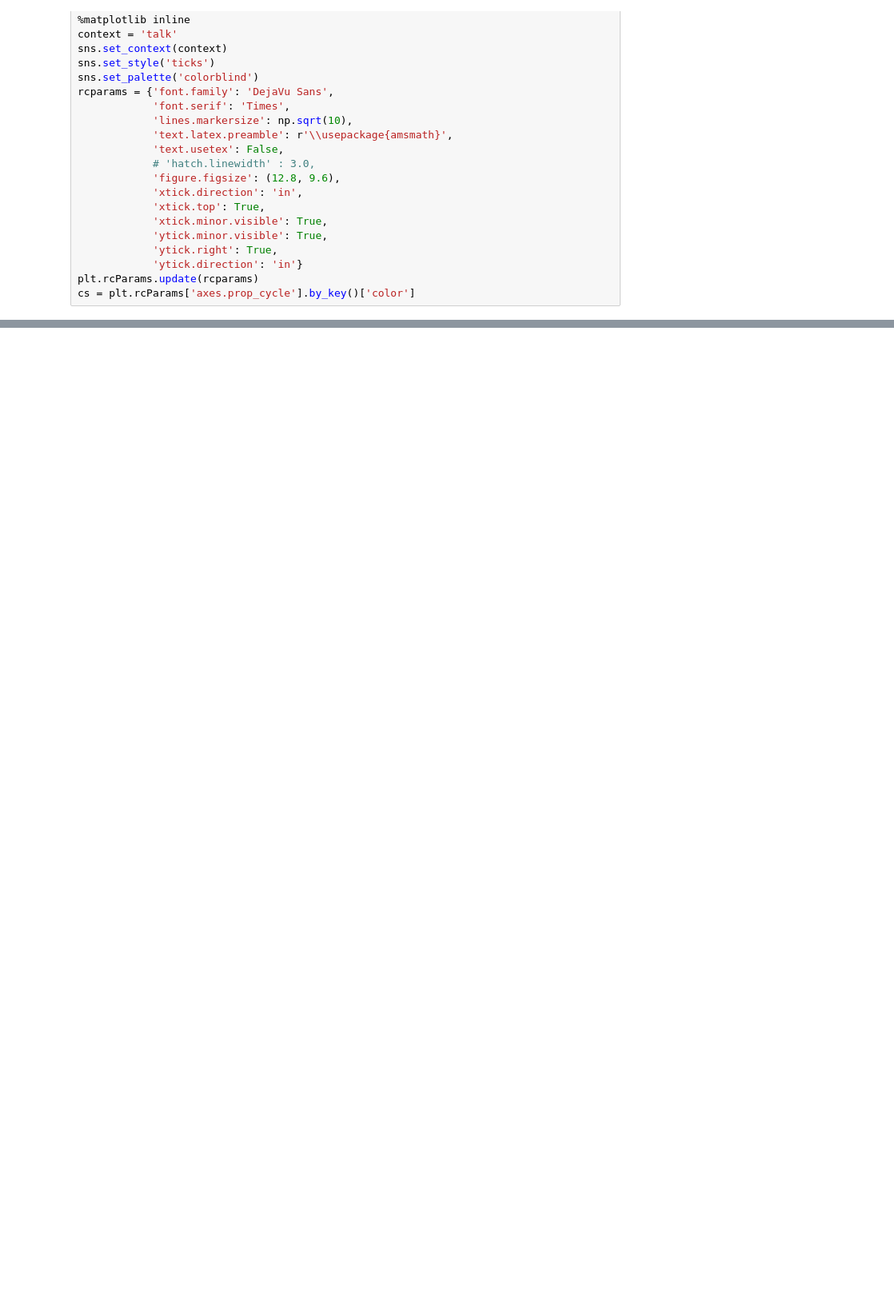
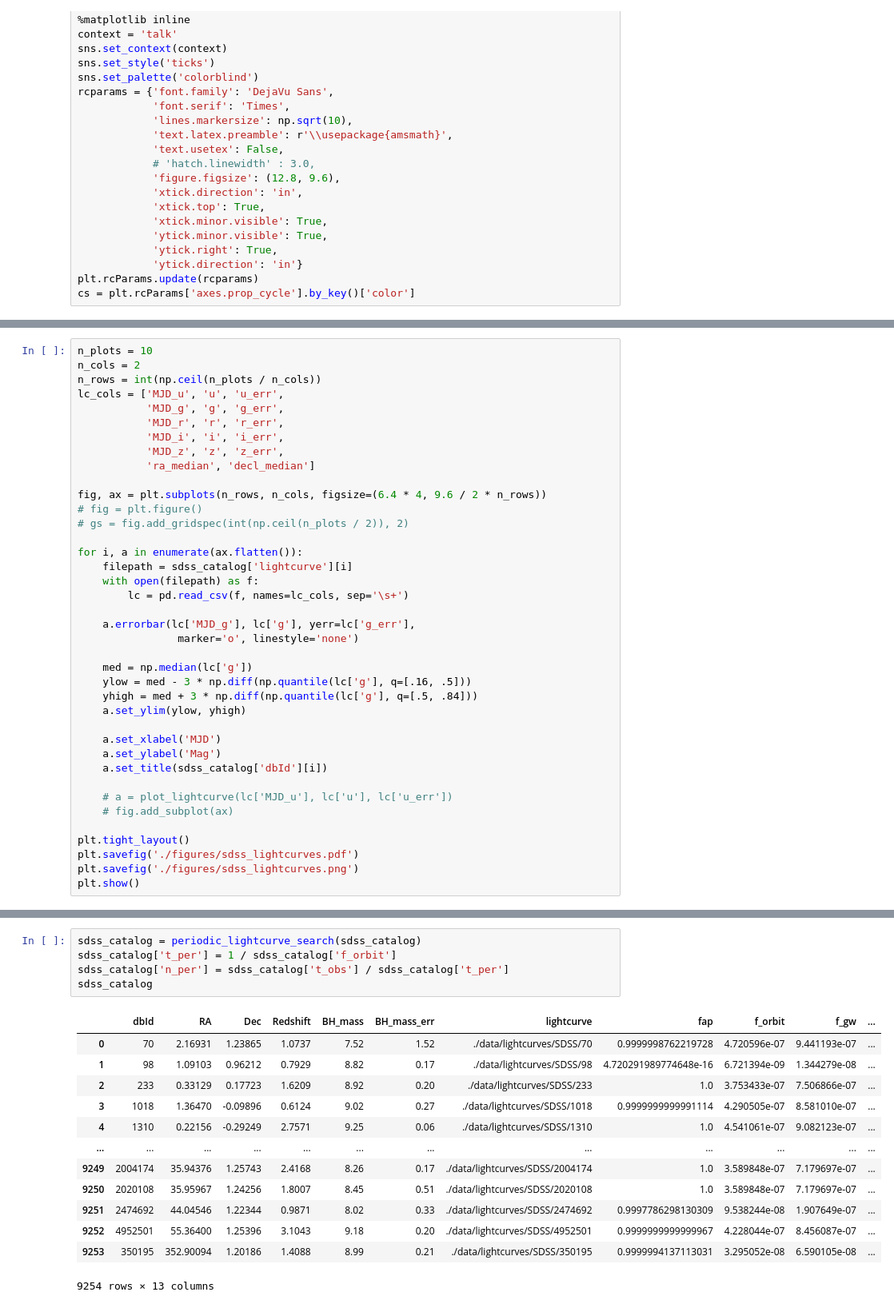
Before and after one commit to jacaseyclyde/gw-school-2022-materials, a Jupyter notebook: project_4/project_4.ipynb, the cells around one changed output, grey strips where cells are left out. Shown at 80% size. Cells and saved outputs as stored; diff of their text form; blank space fills up the shorter version.

```diff
--- a/project_4/project_4.ipynb
+++ b/project_4/project_4.ipynb
@@ -61,0 +188,39 @@ cs = plt.rcParams['axes.prop_cycle'].by_key()['color']
+# %%
+n_plots = 10
+n_cols = 2
+n_rows = int(np.ceil(n_plots / n_cols))
+lc_cols = ['MJD_u', 'u', 'u_err',
+           'MJD_g', 'g', 'g_err',
+           'MJD_r', 'r', 'r_err',
+           'MJD_i', 'i', 'i_err',
+           'MJD_z', 'z', 'z_err',
+           'ra_median', 'decl_median']
+
+fig, ax = plt.subplots(n_rows, n_cols, figsize=(6.4 * 4, 9.6 / 2 * n_rows))
+# fig = plt.figure()
+# gs = fig.add_gridspec(int(np.ceil(n_plots / 2)), 2)
+
+for i, a in enumerate(ax.flatten()):
+    filepath = sdss_catalog['lightcurve'][i]
+    with open(filepath) as f:
+        lc = pd.read_csv(f, names=lc_cols, sep='\s+')
+
+    a.errorbar(lc['MJD_g'], lc['g'], yerr=lc['g_err'],
+                marker='o', linestyle='none')
+
+    med = np.median(lc['g'])
+    ylow = med - 3 * np.diff(np.quantile(lc['g'], q=[.16, .5]))
+    yhigh = med + 3 * np.diff(np.quantile(lc['g'], q=[.5, .84]))
+    a.set_ylim(ylow, yhigh)
+
+    a.set_xlabel('MJD')
+    a.set_ylabel('Mag')
+    a.set_title(sdss_catalog['dbId'][i])
+
+    # a = plot_lightcurve(lc['MJD_u'], lc['u'], lc['u_err'])
+    # fig.add_subplot(ax)
+
+plt.tight_layout()
+plt.savefig('./figures/sdss_lightcurves.pdf')
+plt.savefig('./figures/sdss_lightcurves.png')
+plt.show()
@@ -61,0 +376,19 @@ cs = plt.rcParams['axes.prop_cycle'].by_key()['color']
+# %%
+sdss_catalog = periodic_lightcurve_search(sdss_catalog)
+sdss_catalog['t_per'] = 1 / sdss_catalog['f_orbit']
+sdss_catalog['n_per'] = sdss_catalog['t_obs'] / sdss_catalog['t_per']
+sdss_catalog
+# %% [output]
+|  | dbId | RA | Dec | Redshift | BH_mass | BH_mass_err | lightcurve | fap | f_orbit | f_gw | ... |
+| 0 | 70 | 2.16931 | 1.23865 | 1.0737 | 7.52 | 1.52 | ./data/lightcurves/SDSS/70 | 0.9999998762219728 | 4.720596e-07 | 9.441193e-07 | ... |
+| 1 | 98 | 1.09103 | 0.96212 | 0.7929 | 8.82 | 0.17 | ./data/lightcurves/SDSS/98 | 4.720291989774648e-16 | 6.721394e-09 | 1.344279e-08 | ... |
+| 2 | 233 | 0.33129 | 0.17723 | 1.6209 | 8.92 | 0.20 | ./data/lightcurves/SDSS/233 | 1.0 | 3.753433e-07 | 7.506866e-07 | ... |
+| 3 | 1018 | 1.36470 | -0.09896 | 0.6124 | 9.02 | 0.27 | ./data/lightcurves/SDSS/1018 | 0.9999999999991114 | 4.290505e-07 | 8.581010e-07 | ... |
+| 4 | 1310 | 0.22156 | -0.29249 | 2.7571 | 9.25 | 0.06 | ./data/lightcurves/SDSS/1310 | 1.0 | 4.541061e-07 | 9.082123e-07 | ... |
+| ... | ... | ... | ... | ... | ... | ... | ... | ... | ... | ... | ... |
+| 9249 | 2004174 | 35.94376 | 1.25743 | 2.4168 | 8.26 | 0.17 | ./data/lightcurves/SDSS/2004174 | 1.0 | 3.589848e-07 | 7.179697e-07 | ... |
+| 9250 | 2020108 | 35.95967 | 1.24256 | 1.8007 | 8.45 | 0.51 | ./data/lightcurves/SDSS/2020108 | 1.0 | 3.589848e-07 | 7.179697e-07 | ... |
+| 9251 | 2474692 | 44.04546 | 1.22344 | 0.9871 | 8.02 | 0.33 | ./data/lightcurves/SDSS/2474692 | 0.9997786298130309 | 9.538244e-08 | 1.907649e-07 | ... |
+| 9252 | 4952501 | 55.36400 | 1.25396 | 3.1043 | 9.18 | 0.20 | ./data/lightcurves/SDSS/4952501 | 0.9999999999999967 | 4.228044e-07 | 8.456087e-07 | ... |
+| 9253 | 350195 | 352.90094 | 1.20186 | 1.4088 | 8.99 | 0.21 | ./data/lightcurves/SDSS/350195 | 0.9999994137113031 | 3.295052e-08 | 6.590105e-08 | ... |
+9254 rows × 13 columns
```
Also changed, not shown: parts of 62 cells of this notebook.
